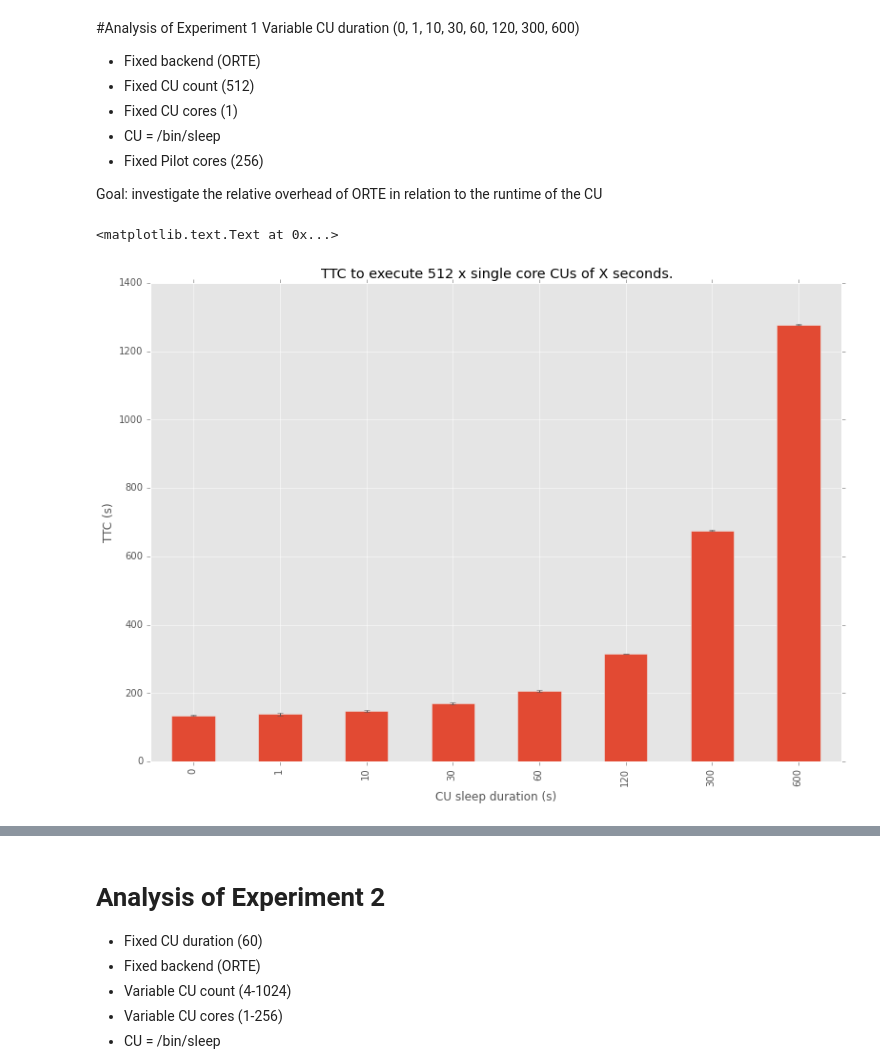
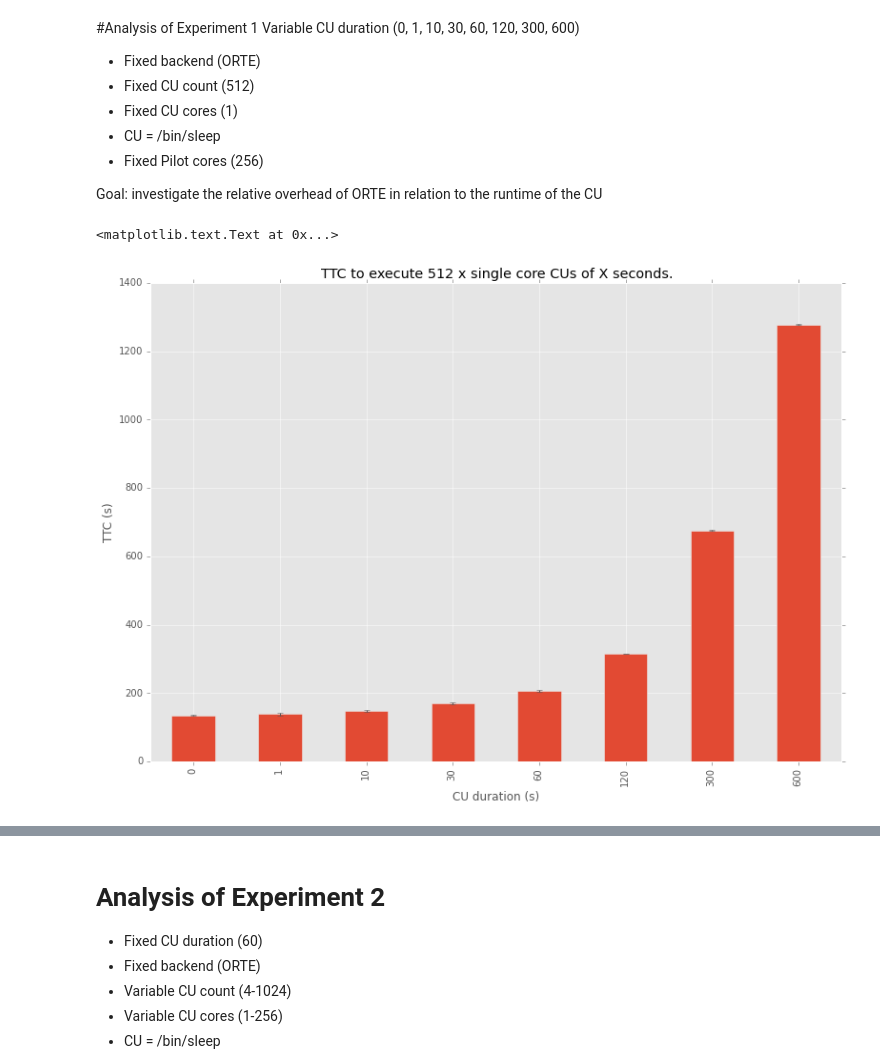
Before and after one commit to radical-experiments/rp-orte-bw, a Jupyter notebook: notebooks/bw_experiments.ipynb, the cells around one changed output, grey strips where cells are left out. Cells and saved outputs as stored; diff of their text form; code cells hidden in the pictures.

```diff
--- a/notebooks/bw_experiments.ipynb
+++ b/notebooks/bw_experiments.ipynb
@@ -482,35 +482,35 @@ orte_execq = {}
 for runtime in cu_runtime:
 
     orte_ids[runtime] = select_exp_from_repo(
         exp1,
         {
             'cu_runtime': runtime
         }
     )
 
     orte_ttc[runtime] = []
     orte_execq[runtime] = []
     for sid in orte_ids[runtime]:
 
         norm_sid = normalize_id(sid)
 
         # Get multiple pilots from session
         for pid in store.get('%s/pilots' % norm_sid)['pid']:
             df = store.get('/%s/prof/%s' % (norm_sid, normalize_id(pid)))
 
             # TTC
             orte_ttc[runtime].append(df['ewa_complete'].max() - df['a_to_s'].min())
 
 orte_df = pd.DataFrame(orte_ttc)
 stddev = orte_df.std()
 
 ax = orte_df.mean().plot(kind='bar', yerr=stddev)
 ax.set_title('TTC to execute 512 x single core CUs of X seconds.')
 ax.set_ylabel('TTC (s)')
-ax.set_xlabel('CU sleep duration (s)')
+ax.set_xlabel('CU duration (s)')
 # %% [output]
 <matplotlib.text.Text at 0x...>
-[figure, old version]
+[figure, new version]
 # %%
 #
 # Calculate TTC, in relation to execution time / optimal duration
```
Also changed, not shown: parts of 5 cells of this notebook.
